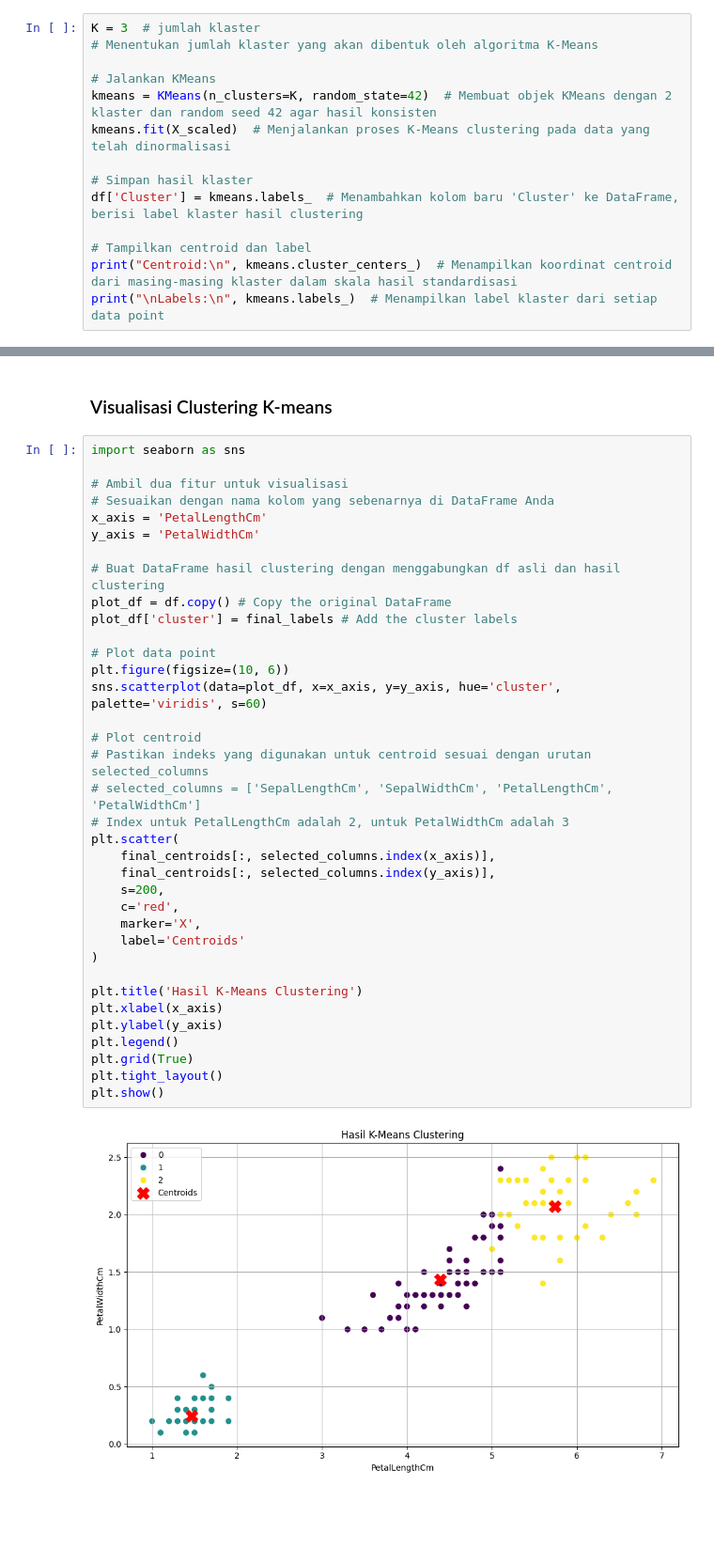
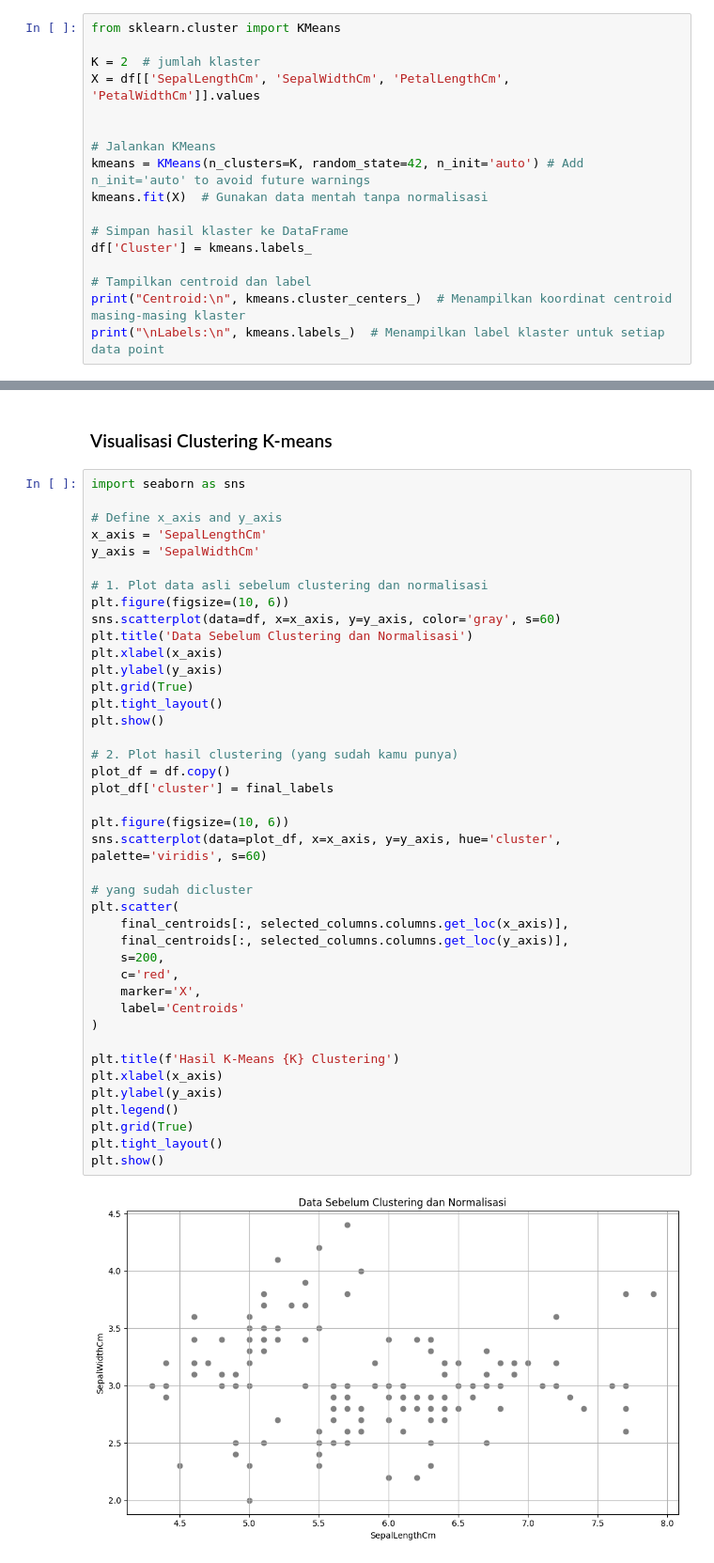
Before and after one commit to ilham08-GH/pendata, a Jupyter notebook: _sources/Modeling.ipynb, the cells around one changed output, grey strips where cells are left out. Shown: that part at 94% size. Drawn from its saved outputs; the diff is of its cells as text; blank space fills up the shorter version.

```diff
--- a/_sources/Modeling.ipynb
+++ b/_sources/Modeling.ipynb
@@ -178,16 +526,19 @@ X_scaled = scaler.fit_transform(X_imputed)
 # %%
-K = 3  # jumlah klaster
-# Menentukan jumlah klaster yang akan dibentuk oleh algoritma K-Means
+from sklearn.cluster import KMeans
+
+K = 2  # jumlah klaster
+X = df[['SepalLengthCm', 'SepalWidthCm', 'PetalLengthCm', 'PetalWidthCm']].values
+
 
 # Jalankan KMeans
-kmeans = KMeans(n_clusters=K, random_state=42)  # Membuat objek KMeans dengan 2 klaster dan random seed 42 agar hasil konsisten
-kmeans.fit(X_scaled)  # Menjalankan proses K-Means clustering pada data yang telah dinormalisasi
+kmeans = KMeans(n_clusters=K, random_state=42, n_init='auto') # Add n_init='auto' to avoid future warnings
+kmeans.fit(X)  # Gunakan data mentah tanpa normalisasi
 
-# Simpan hasil klaster
-df['Cluster'] = kmeans.labels_  # Menambahkan kolom baru 'Cluster' ke DataFrame, berisi label klaster hasil clustering
+# Simpan hasil klaster ke DataFrame
+df['Cluster'] = kmeans.labels_
 
 # Tampilkan centroid dan label
-print("Centroid:\n", kmeans.cluster_centers_)  # Menampilkan koordinat centroid dari masing-masing klaster dalam skala hasil standardisasi
-print("\nLabels:\n", kmeans.labels_)  # Menampilkan label klaster dari setiap data point
+print("Centroid:\n", kmeans.cluster_centers_)  # Menampilkan koordinat centroid masing-masing klaster
+print("\nLabels:\n", kmeans.labels_)  # Menampilkan label klaster untuk setiap data point
 # %% [output]
 Centroid:
@@ -304,38 +859,43 @@ Jarak Euclidean ke masing-masing centroid:
 # %%
 import seaborn as sns
 
-# Ambil dua fitur untuk visualisasi
-# Sesuaikan dengan nama kolom yang sebenarnya di DataFrame Anda
-x_axis = 'PetalLengthCm'
-y_axis = 'PetalWidthCm'
+# Define x_axis and y_axis
+x_axis = 'SepalLengthCm'
+y_axis = 'SepalWidthCm'
 
-# Buat DataFrame hasil clustering dengan menggabungkan df asli dan hasil clustering
-plot_df = df.copy() # Copy the original DataFrame
-plot_df['cluster'] = final_labels # Add the cluster labels
+# 1. Plot data asli sebelum clustering dan normalisasi
+plt.figure(figsize=(10, 6))
+sns.scatterplot(data=df, x=x_axis, y=y_axis, color='gray', s=60)
+plt.title('Data Sebelum Clustering dan Normalisasi')
+plt.xlabel(x_axis)
+plt.ylabel(y_axis)
+plt.grid(True)
+plt.tight_layout()
+plt.show()
 
-# Plot data point
+# 2. Plot hasil clustering (yang sudah kamu punya)
+plot_df = df.copy()
+plot_df['cluster'] = final_labels
+
 plt.figure(figsize=(10, 6))
 sns.scatterplot(data=plot_df, x=x_axis, y=y_axis, hue='cluster', palette='viridis', s=60)
 
-# Plot centroid
-# Pastikan indeks yang digunakan untuk centroid sesuai dengan urutan selected_columns
-# selected_columns = ['SepalLengthCm', 'SepalWidthCm', 'PetalLengthCm', 'PetalWidthCm']
-# Index untuk PetalLengthCm adalah 2, untuk PetalWidthCm adalah 3
+# yang sudah dicluster
 plt.scatter(
-    final_centroids[:, selected_columns.index(x_axis)],
-    final_centroids[:, selected_columns.index(y_axis)],
+    final_centroids[:, selected_columns.columns.get_loc(x_axis)],
+    final_centroids[:, selected_columns.columns.get_loc(y_axis)],
     s=200,
     c='red',
     marker='X',
     label='Centroids'
 )
 
-plt.title('Hasil K-Means Clustering')
+plt.title(f'Hasil K-Means {K} Clustering')
 plt.xlabel(x_axis)
 plt.ylabel(y_axis)
 plt.legend()
 plt.grid(True)
 plt.tight_layout()
 plt.show()
 # %% [output]
-[figure, old version]
+[figure, new version]
```
Also changed, not shown: parts of 57 cells of this notebook, 27 other files.
